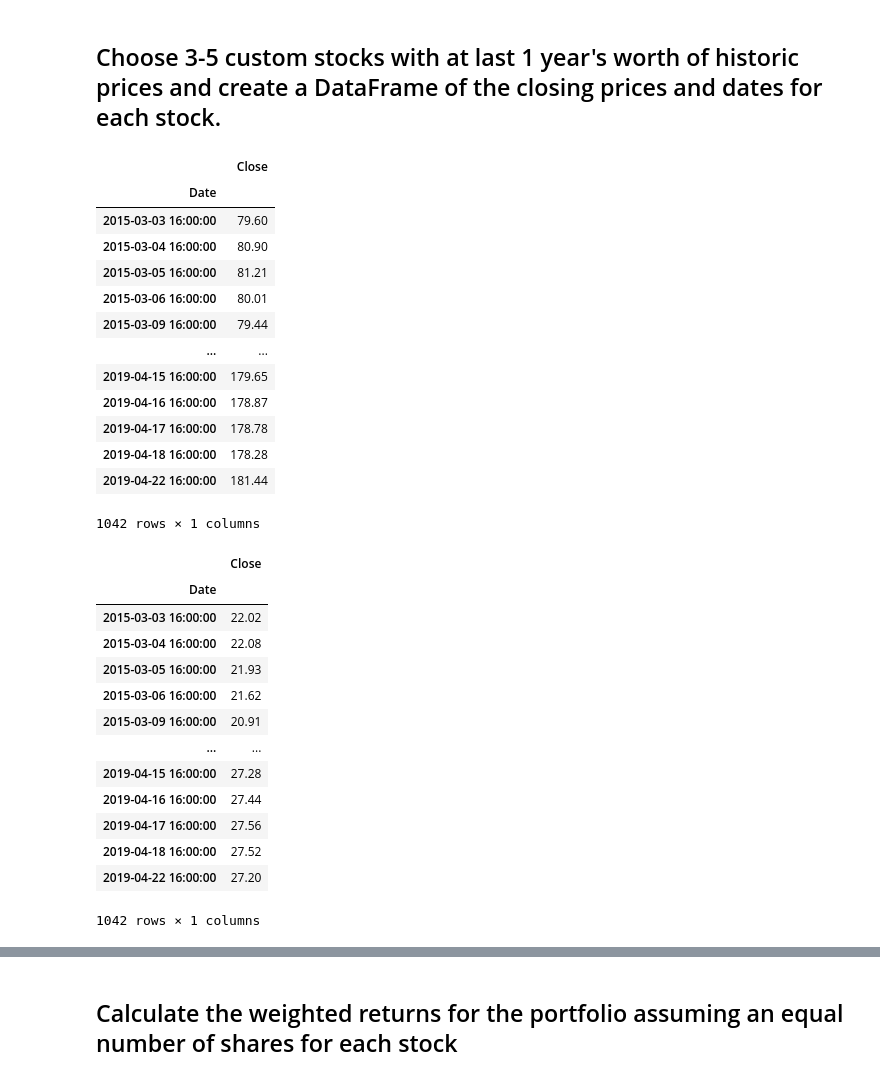
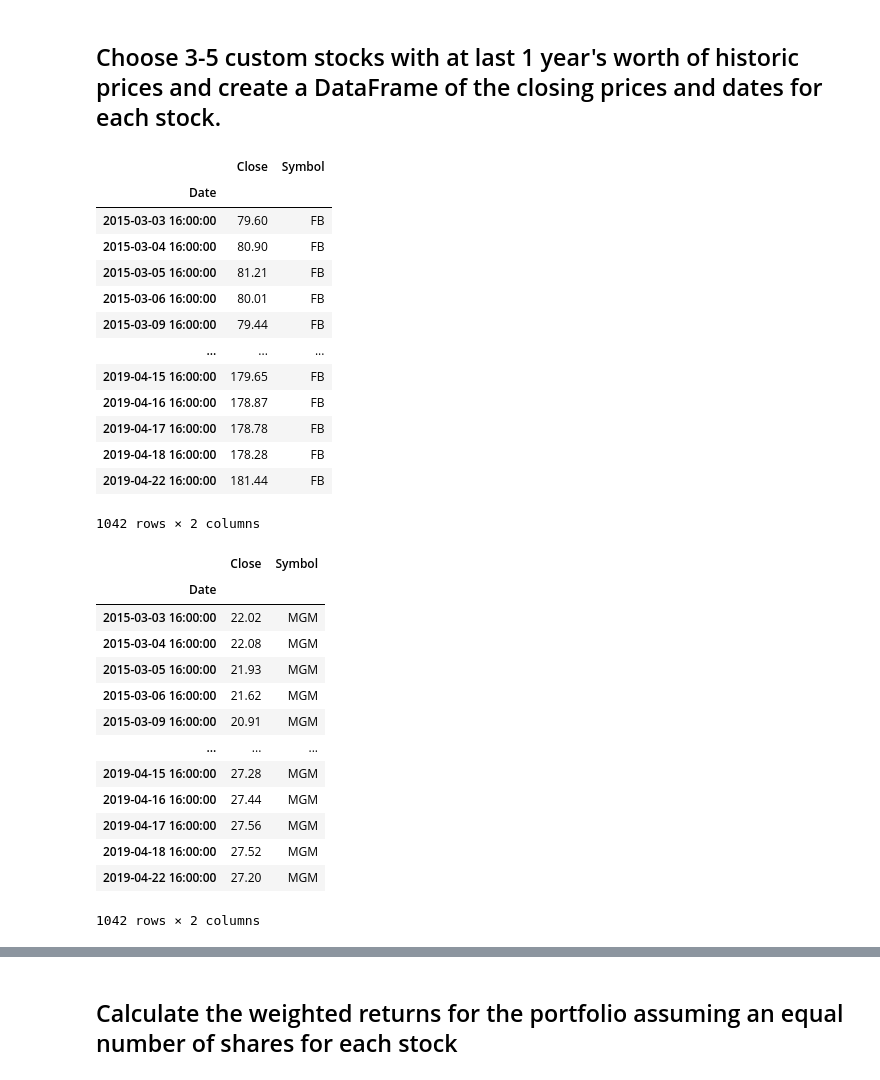
Before and after one commit to sudo-August/pandas-homework, a Jupyter notebook: whale_analysis.ipynb, the cells around one changed output, grey strips where cells are left out. Saved outputs shown, nothing was run; the diff lists cells and outputs as text; code cells hidden in the pictures.

```diff
--- a/whale_analysis.ipynb
+++ b/whale_analysis.ipynb
@@ -475,49 +457,51 @@ vz_path = Path("./Resources/portfolio/VZ.csv")
 # %%
 # Read the first stock
 # YOUR CODE HERE
 fb_df = pd.read_csv(fb_path)
 fb_df.set_index(pd.to_datetime(fb_df["Date"], infer_datetime_format=True), inplace=True)
 fb_df.drop(columns=["Date"], inplace=True)
+fb_df["Symbol"] = "FB"
 fb_df
 # SET COLUMN NAME CLOSE TO FB
 # %% [output]
-|  | Close |
-| Date |  |
-| 2015-03-03 16:00:00 | 79.60 |
-| 2015-03-04 16:00:00 | 80.90 |
-| 2015-03-05 16:00:00 | 81.21 |
-| 2015-03-06 16:00:00 | 80.01 |
-| 2015-03-09 16:00:00 | 79.44 |
-| ... | ... |
-| 2019-04-15 16:00:00 | 179.65 |
-| 2019-04-16 16:00:00 | 178.87 |
-| 2019-04-17 16:00:00 | 178.78 |
-| 2019-04-18 16:00:00 | 178.28 |
-| 2019-04-22 16:00:00 | 181.44 |
+|  | Close | Symbol |
+| Date |  |  |
+| 2015-03-03 16:00:00 | 79.60 | FB |
+| 2015-03-04 16:00:00 | 80.90 | FB |
+| 2015-03-05 16:00:00 | 81.21 | FB |
+| 2015-03-06 16:00:00 | 80.01 | FB |
+| 2015-03-09 16:00:00 | 79.44 | FB |
+| ... | ... | ... |
+| 2019-04-15 16:00:00 | 179.65 | FB |
+| 2019-04-16 16:00:00 | 178.87 | FB |
+| 2019-04-17 16:00:00 | 178.78 | FB |
+| 2019-04-18 16:00:00 | 178.28 | FB |
+| 2019-04-22 16:00:00 | 181.44 | FB |
-1042 rows × 1 columns
+1042 rows × 2 columns
 # %%
 # Read the second stock
 # YOUR CODE HERE
 mgm_df = pd.read_csv(mgm_path)
 mgm_df.set_index(pd.to_datetime(mgm_df["Date"], infer_datetime_format=True), inplace=True)
 mgm_df.drop(columns=["Date"], inplace=True)
+mgm_df["Symbol"] = "MGM"
 mgm_df
 # SET COLUMN NAME CLOSE TO MGM
 # %% [output]
-|  | Close |
-| Date |  |
-| 2015-03-03 16:00:00 | 22.02 |
-| 2015-03-04 16:00:00 | 22.08 |
-| 2015-03-05 16:00:00 | 21.93 |
-| 2015-03-06 16:00:00 | 21.62 |
-| 2015-03-09 16:00:00 | 20.91 |
-| ... | ... |
-| 2019-04-15 16:00:00 | 27.28 |
-| 2019-04-16 16:00:00 | 27.44 |
-| 2019-04-17 16:00:00 | 27.56 |
-| 2019-04-18 16:00:00 | 27.52 |
-| 2019-04-22 16:00:00 | 27.20 |
+|  | Close | Symbol |
+| Date |  |  |
+| 2015-03-03 16:00:00 | 22.02 | MGM |
+| 2015-03-04 16:00:00 | 22.08 | MGM |
+| 2015-03-05 16:00:00 | 21.93 | MGM |
+| 2015-03-06 16:00:00 | 21.62 | MGM |
+| 2015-03-09 16:00:00 | 20.91 | MGM |
+| ... | ... | ... |
+| 2019-04-15 16:00:00 | 27.28 | MGM |
+| 2019-04-16 16:00:00 | 27.44 | MGM |
+| 2019-04-17 16:00:00 | 27.56 | MGM |
+| 2019-04-18 16:00:00 | 27.52 | MGM |
+| 2019-04-22 16:00:00 | 27.20 | MGM |
-1042 rows × 1 columns
+1042 rows × 2 columns
 # %%
 # Read the third stock
 # YOUR CODE HERE
```
Also changed, not shown: parts of 16 cells of this notebook.
